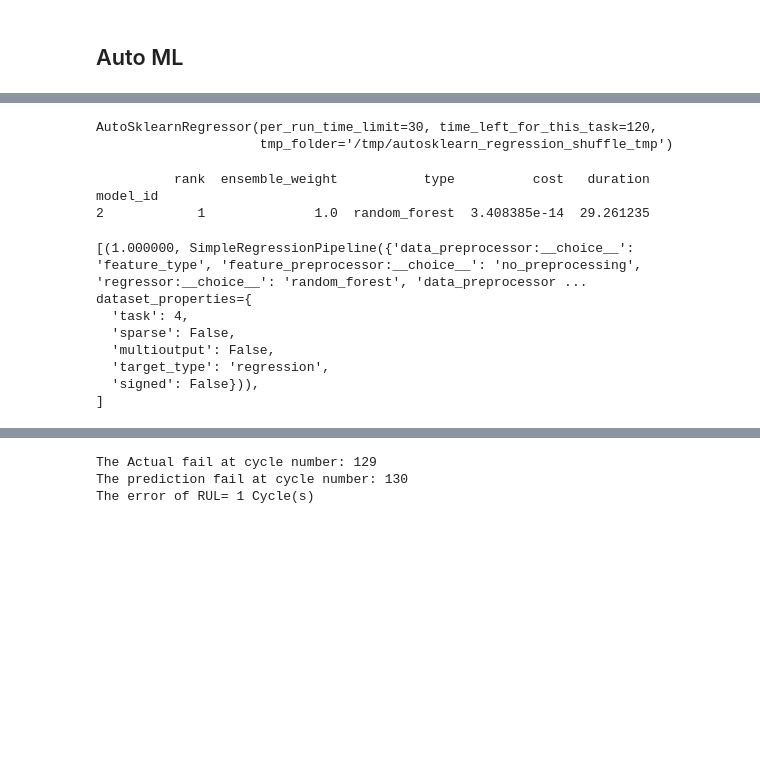
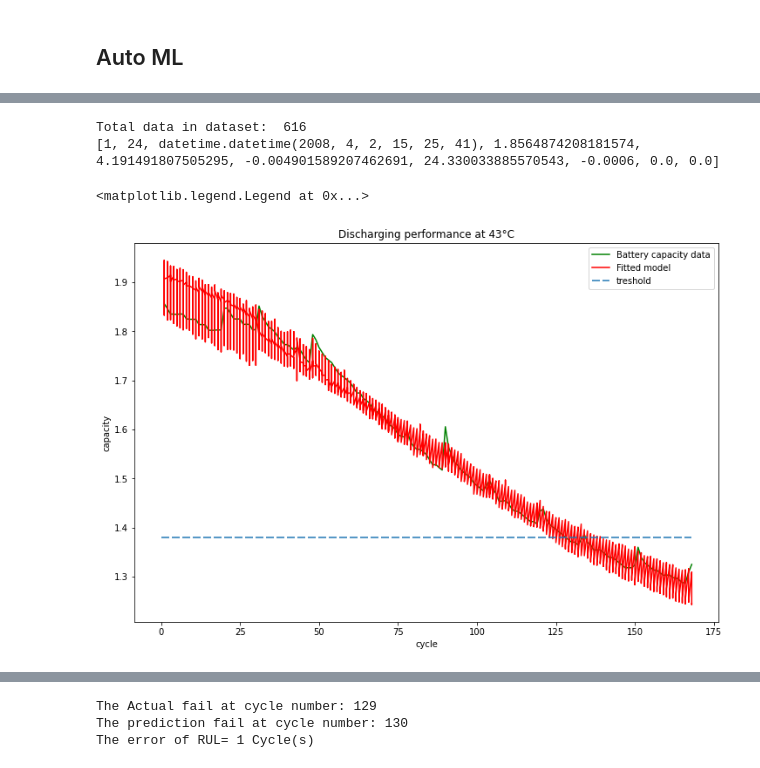
Before and after one commit to Yi-Chen-Lin2019/Predictive-maintenance-with-machine-learning, a Jupyter notebook: RUL.ipynb, the cells around one changed output, grey strips where cells are left out. Saved outputs shown, nothing was run; the diff lists cells and outputs as text; code cells hidden in the pictures; blank space fills up the shorter version.

```diff
--- a/RUL.ipynb
+++ b/RUL.ipynb
@@ -510,4 +542 @@ X_train
 40228 rows × 8 columns
-# %%
-X_train = X_train[['cycle']]
-X_train
@@ -528,3 +542,0 @@ X_train
-# %%
-X_test = X_test[['cycle']]
-X_test
@@ -545,33 +543,28 @@ X_test
-# %%
-import sklearn.datasets
-import sklearn.metrics
-
-import autosklearn.regression
-import matplotlib.pyplot as plt
-
-automl = autosklearn.regression.AutoSklearnRegressor(
-    time_left_for_this_task=120,
-    per_run_time_limit=30,
-    tmp_folder='/tmp/autosklearn_regression_shuffle_tmp',
-)
-automl.fit(X_train, y_train)
-# %% [output]
-AutoSklearnRegressor(per_run_time_limit=30, time_left_for_this_task=120,
-                     tmp_folder='/tmp/autosklearn_regression_shuffle_tmp')
-# %%
-print(automl.leaderboard())
-# %% [output]
-          rank  ensemble_weight           type          cost   duration
-model_id
-2            1              1.0  random_forest  3.408385e-14  29.261235
-# %%
-print(automl.show_models())
-# %% [output]
-[(1.000000, SimpleRegressionPipeline({'data_preprocessor:__choice__': 'feature_type', 'feature_preprocessor:__choice__': 'no_preprocessing', 'regressor:__choice__': 'random_forest', 'data_preprocessor ...
-dataset_properties={
-  'task': 4,
-  'sparse': False,
-  'multioutput': False,
-  'target_type': 'regression',
-  'signed': False})),
-]
+# %%
+from sklearn.ensemble import ExtraTreesRegressor
+from sklearn.linear_model import LassoLarsCV
+from sklearn.model_selection import train_test_split
+from sklearn.pipeline import make_pipeline, make_union
+from tpot.builtins import StackingEstimator
+exported_pipeline = make_pipeline(
+    StackingEstimator(estimator=ExtraTreesRegressor(bootstrap=True, max_features=0.15000000000000002, min_samples_leaf=19, min_samples_split=15, n_estimators=100)),
+    LassoLarsCV(normalize=False)
+)
+exported_pipeline.fit(X_train, y_train)
+results = exported_pipeline.predict(X_train.append(X_test))
+
+fig, ax = plt.subplots(1, figsize=(12, 8))
+
+dataset, capacity = load_data('B0005')
+X = dataset[['cycle']]
+y = dataset['capacity']
+ax.plot(X, y, color='green', label='Battery capacity data')
+ax.plot(X, results, color='red', label='Fitted model')
+ax.plot([0.,168], [1.38, 1.38],dashes=[6, 2], label="treshold")
+ax.set(xlabel='cycle', ylabel='capacity', title='Discharging performance at 43°C')
+ax.legend()
+# %% [output]
+Total data in dataset:  616
+[1, 24, datetime.datetime(2008, 4, 2, 15, 25, 41), 1.8564874208181574, 4.191491807505295, -0.004901589207462691, 24.330033885570543, -0.0006, 0.0, 0.0]
+<matplotlib.legend.Legend at 0x...>
+[figure, added]
```
Also changed, not shown: parts of 27 cells of this notebook, 1 other file.
